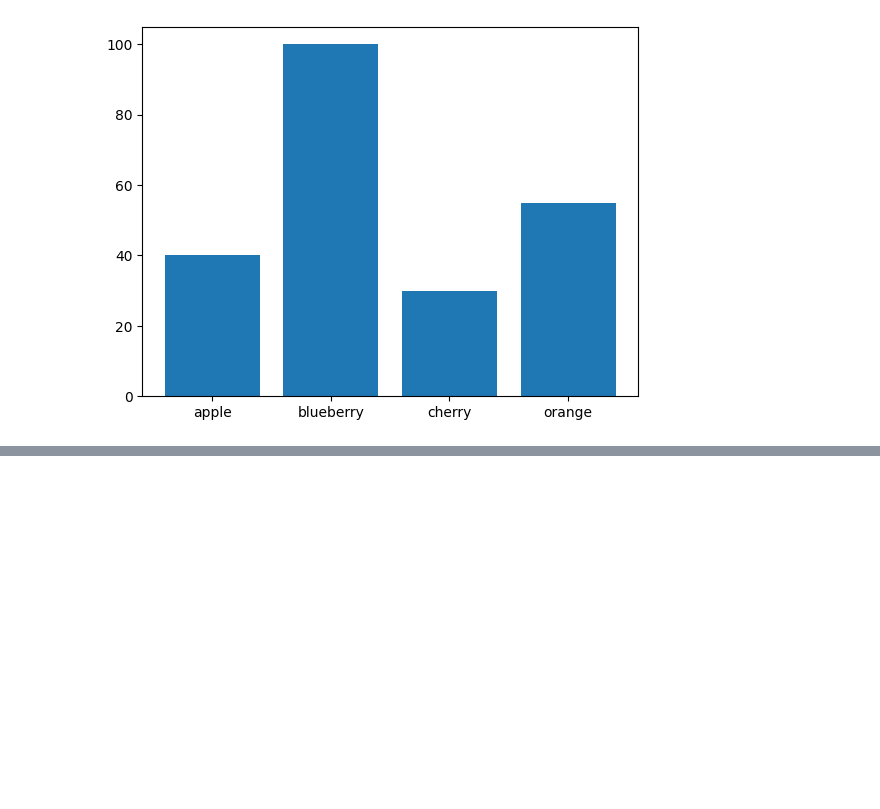
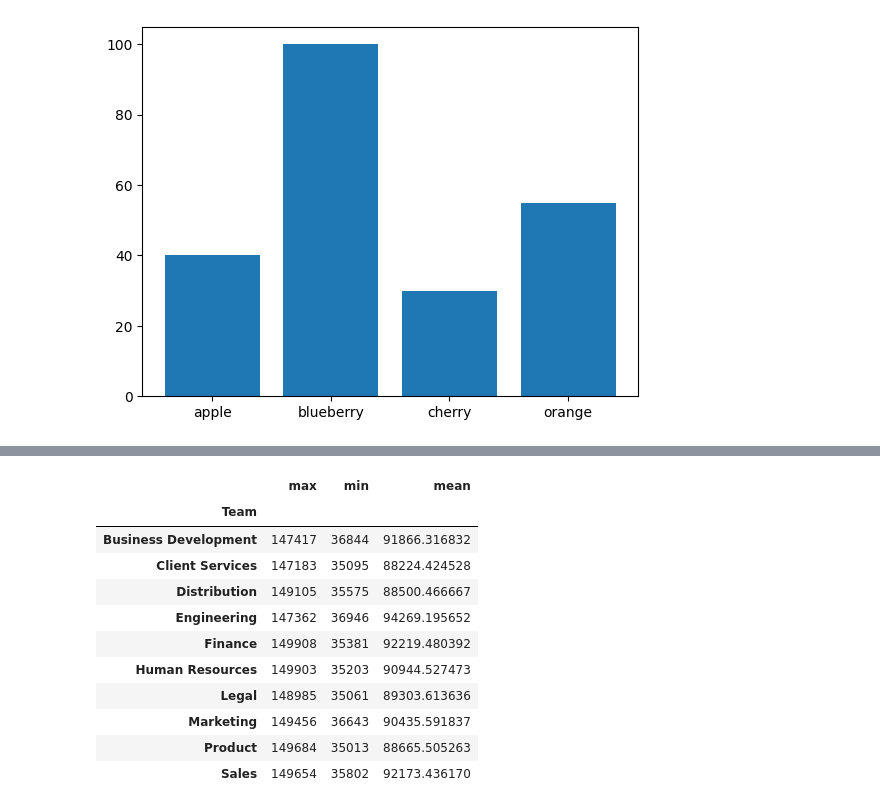
Before and after one commit to fishitmo/Takeobds, a Jupyter notebook: TAkeo_pytthon_practice.ipynb, the cells around one changed output, grey strips where cells are left out. Saved outputs shown, nothing was run; the diff lists cells and outputs as text; code cells hidden in the pictures; blank space fills up the shorter version.

```diff
--- a/TAkeo_pytthon_practice.ipynb
+++ b/TAkeo_pytthon_practice.ipynb
@@ -3512,0 +3633,15 @@ titanic.head()
+# %%
+df_empl.groupby('Team').Salary.agg(['max','min','mean'])
+# %% [output]
+|  | max | min | mean |
+| Team |  |  |  |
+| Business Development | 147417 | 36844 | 91866.316832 |
+| Client Services | 147183 | 35095 | 88224.424528 |
+| Distribution | 149105 | 35575 | 88500.466667 |
+| Engineering | 147362 | 36946 | 94269.195652 |
+| Finance | 149908 | 35381 | 92219.480392 |
+| Human Resources | 149903 | 35203 | 90944.527473 |
+| Legal | 148985 | 35061 | 89303.613636 |
+| Marketing | 149456 | 36643 | 90435.591837 |
+| Product | 149684 | 35013 | 88665.505263 |
+| Sales | 149654 | 35802 | 92173.436170 |
```
Also changed, not shown: parts of 24 cells of this notebook.
